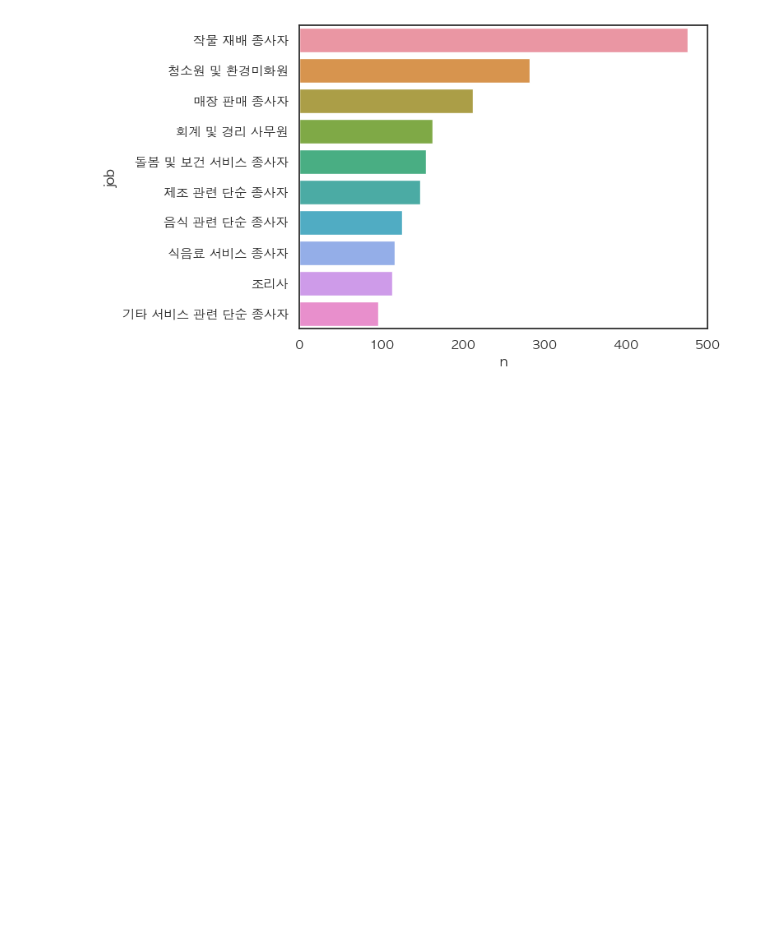
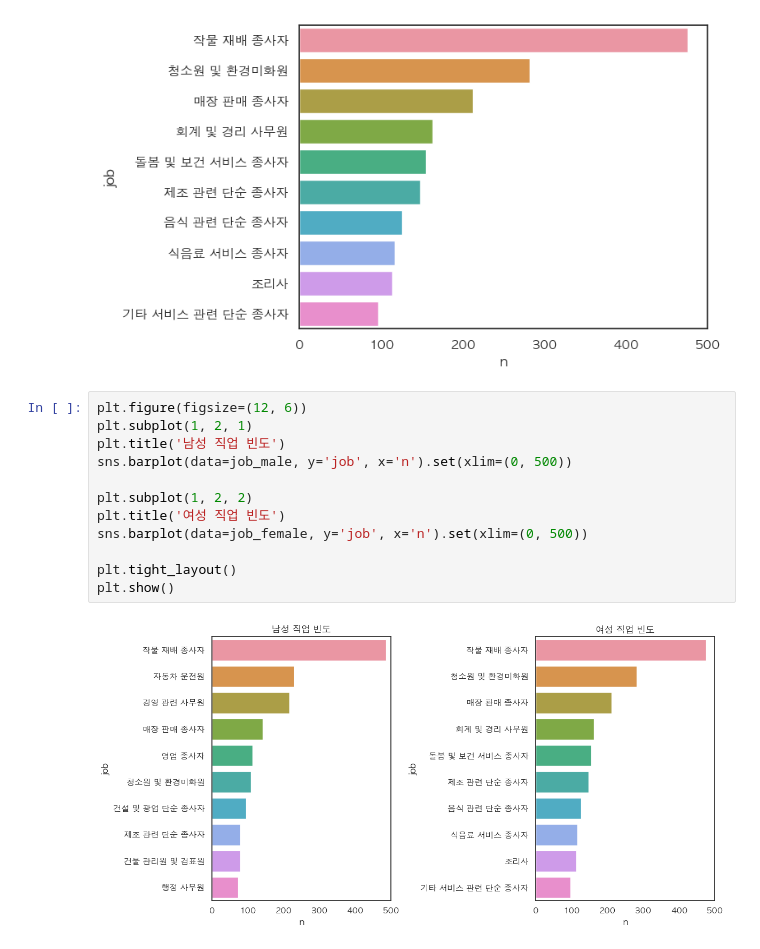
Before and after one commit to PSLeon24/Data_Analysis, a Jupyter notebook: Project/Korea Welfare Panel Data Analysis/Korea Welfare Panel Data Analysis.ipynb, the cells around one changed output. Drawn from its saved outputs; the diff is of its cells as text; blank space fills up the shorter version.

```diff
--- a/Project/Korea Welfare Panel Data Analysis/Korea Welfare Panel Data Analysis.ipynb
+++ b/Project/Korea Welfare Panel Data Analysis/Korea Welfare Panel Data Analysis.ipynb
@@ -601,3 +601,17 @@ sns.barplot(data=job_female, y='job', x='n').set(xlim=(0, 500))
 # %% [output]
 [(0.0, 500.0)]
 [figure]
+# %%
+plt.figure(figsize=(12, 6))
+plt.subplot(1, 2, 1)
+plt.title('남성 직업 빈도')
+sns.barplot(data=job_male, y='job', x='n').set(xlim=(0, 500))
+
+plt.subplot(1, 2, 2)
+plt.title('여성 직업 빈도')
+sns.barplot(data=job_female, y='job', x='n').set(xlim=(0, 500))
+
+plt.tight_layout()
+plt.show()
+# %% [output]
+[figure, added]
```
